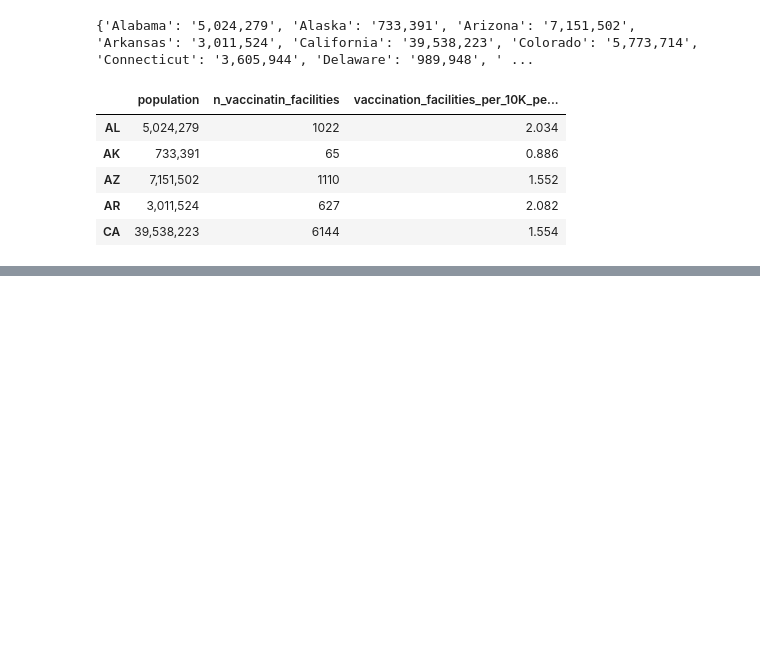
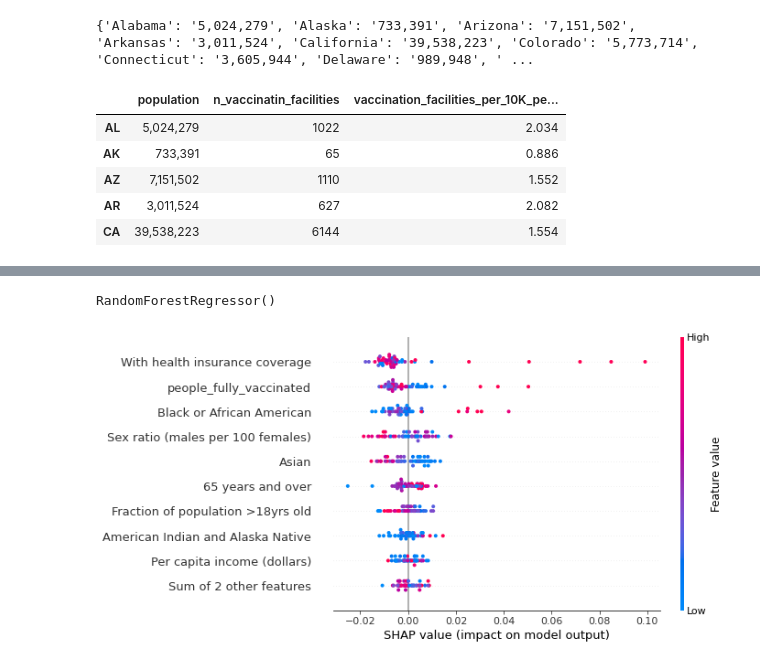
Before and after one commit to samaksh97/axiscare, a Jupyter notebook: code/vaccination_access_analysis.ipynb, the cells around one changed output, grey strips where cells are left out. Cells and saved outputs as stored; diff of their text form; code cells hidden in the pictures; blank space fills up the shorter version.

```diff
--- a/code/vaccination_access_analysis.ipynb
+++ b/code/vaccination_access_analysis.ipynb
@@ -132,0 +319,24 @@ data.to_csv('../data/vaccination_access_aggregated.csv')
+# %%
+inv_state_map = {v:k for k,v in state_codes.items()}
+
+processed_data = pd.read_csv("filtered_data.csv")
+staff_shortage= processed_data.groupby("state",as_index=False).agg({"critical_staffing_shortage_today":"mean"}).sort_values(by="critical_staffing_shortage_today",ascending=False)
+staff_shortage = staff_shortage[staff_shortage.state!='AS']
+staff_shortage.state = staff_shortage.state.apply(lambda x: inv_state_map[x])
+staff_shortage = staff_shortage.set_index('state')
+
+demo = pd.merge(demo, staff_shortage, left_index=True, right_index=True, how='left')
+# %%
+dat = demo.dropna().to_numpy()
+X, y = dat[:, :-1], dat[:, -1]
+rf = RandomForestRegressor()
+rf.fit(X, y)
+# %% [output]
+RandomForestRegressor()
+# %%
+explainer = shap.Explainer(rf.predict, X, feature_names=demo.columns[:-1])
+shap_values = explainer(X)
+
+shap.plots.beeswarm(shap_values)
+# %% [output]
+[figure, added]
```
Also changed, not shown: parts of 18 cells of this notebook.
